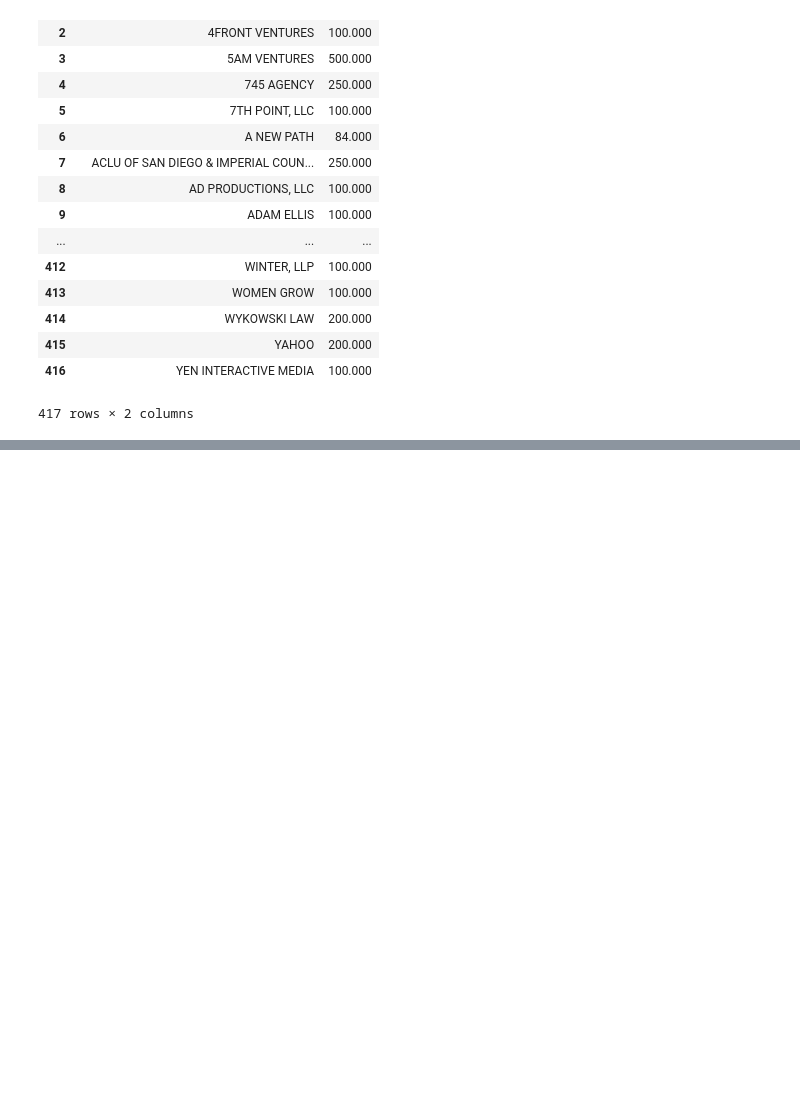
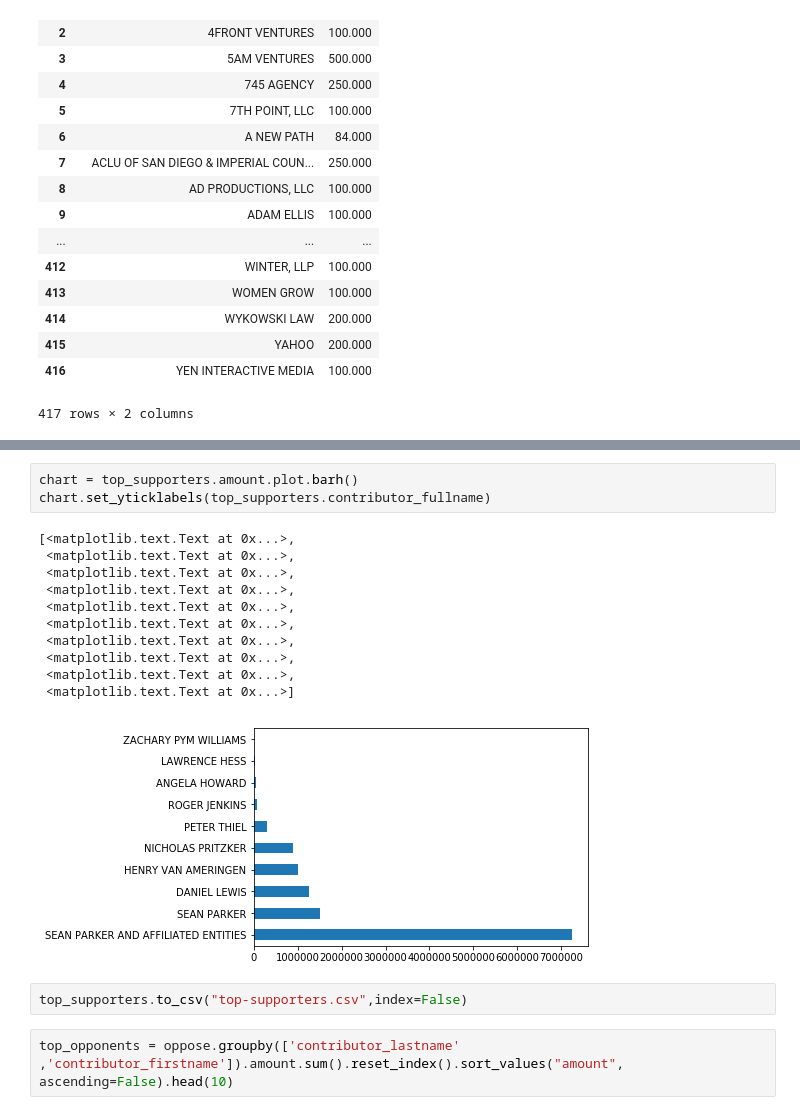
Before and after one commit to kevotkevot/first-python-notebook, a Jupyter notebook: Untitled.ipynb, the cells around one changed output, grey strips where cells are left out. Saved outputs shown, nothing was run; the diff lists cells and outputs as text; blank space fills up the shorter version.

```diff
--- a/Untitled.ipynb
+++ b/Untitled.ipynb
@@ -284,0 +320,19 @@ merged.groupby(["contributor_employer"]).amount.sum().reset_index().sort_values(
+# %%
+chart = top_supporters.amount.plot.barh()
+chart.set_yticklabels(top_supporters.contributor_fullname)
+# %% [output]
+[<matplotlib.text.Text at 0x...>,
+ <matplotlib.text.Text at 0x...>,
+ <matplotlib.text.Text at 0x...>,
+ <matplotlib.text.Text at 0x...>,
+ <matplotlib.text.Text at 0x...>,
+ <matplotlib.text.Text at 0x...>,
+ <matplotlib.text.Text at 0x...>,
+ <matplotlib.text.Text at 0x...>,
+ <matplotlib.text.Text at 0x...>,
+ <matplotlib.text.Text at 0x...>]
+[figure, added]
+# %%
+top_supporters.to_csv("top-supporters.csv",index=False)
+# %%
+top_opponents = oppose.groupby(['contributor_lastname' ,'contributor_firstname']).amount.sum().reset_index().sort_values("amount", ascending=False).head(10)
```
Also changed, not shown: parts of 10 cells of this notebook, 3 other files.
